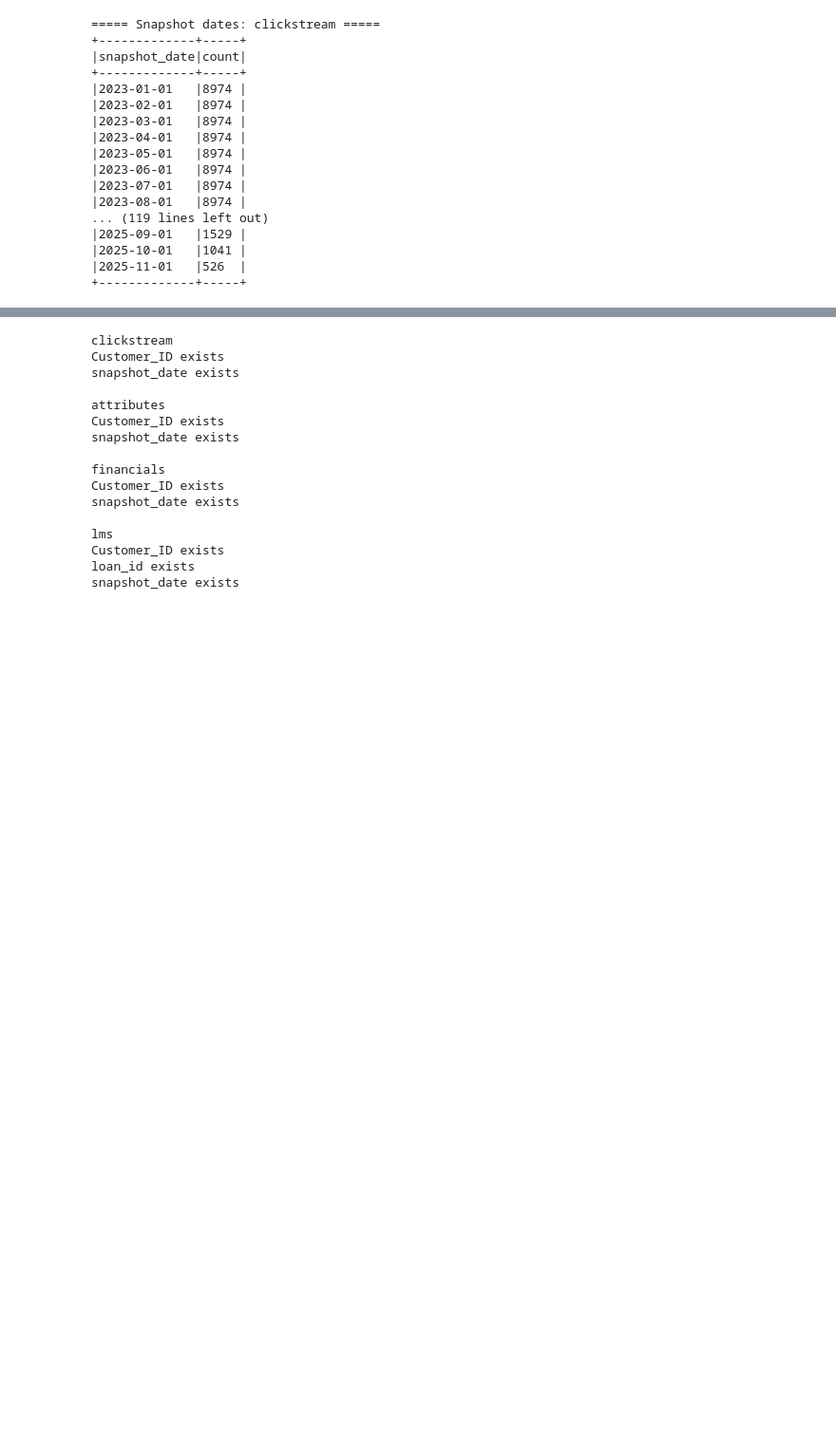
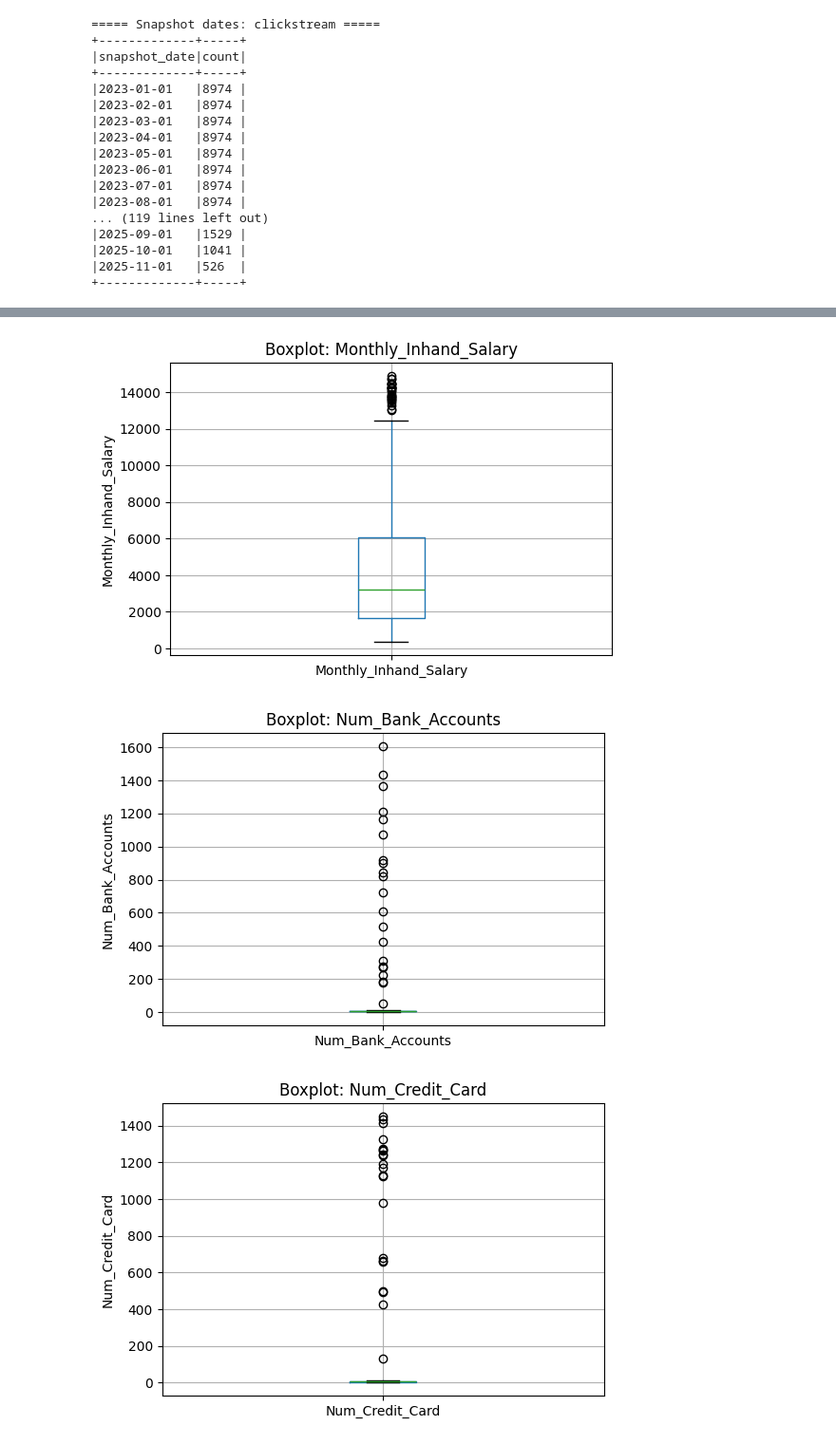
Before and after one commit to edwardbyl00/MLE_Assignment1, a Jupyter notebook: Data Exploratory.ipynb, the cells around one changed output, grey strips where cells are left out. Shown at 95% size. Saved outputs shown, nothing was run; the diff lists cells and outputs as text; code cells hidden in the pictures; blank space fills up the shorter version.

```diff
--- a/Data Exploratory.ipynb
+++ b/Data Exploratory.ipynb
@@ -290,26 +287,25 @@ for name, df in dfs.items():
 | 2 | stddev | None | None | 0.0 | 3.162289159422599 | 0.0 | 287.48083267477995 | 485.72685937838196 | 2002.6725443189466 | ... |
 | 3 | min | CUS_0x1000_2023_05_01 | CUS_0x1000 | 10 | 0 | 10000 | 0.0 | 0.0 | 0.0 | ... |
 | 4 | max | CUS_0xffd_2024_03_01 | CUS_0xffd | 10 | 10 | 10000 | 1000.0 | 4000.0 | 10000.0 | ... |
-# %%
-for name, df in dfs.items():
-    print(f"\n{name}")
-    for possible_key in ["Customer_ID", "customer_id", "loan_id", "snapshot_date"]:
-        if possible_key in df.columns:
-            print(possible_key, "exists")
-# %% [output]
-clickstream
-Customer_ID exists
-snapshot_date exists
-
-attributes
-Customer_ID exists
-snapshot_date exists
-
-financials
-Customer_ID exists
-snapshot_date exists
-
-lms
-Customer_ID exists
-loan_id exists
-snapshot_date exists
+# %%
+
+df = dfs["financials"]  # change dataset here
+
+numeric_cols = [
+    field.name
+    for field in df.schema.fields
+    if field.dataType.simpleString() in ["int", "bigint", "double", "float"]
+]
+
+pdf = df.select(numeric_cols).sample(False, 0.1, seed=42).toPandas()
+
+for col_name in numeric_cols:
+    plt.figure(figsize=(6, 4))
+    pdf.boxplot(column=col_name)
+    plt.title(f"Boxplot: {col_name}")
+    plt.ylabel(col_name)
+    plt.show()
+# %% [output]
+[figure, added]
+[figure, added]
+[figure, added]
```
Also changed, not shown: parts of 2 cells of this notebook, 5 other files.
